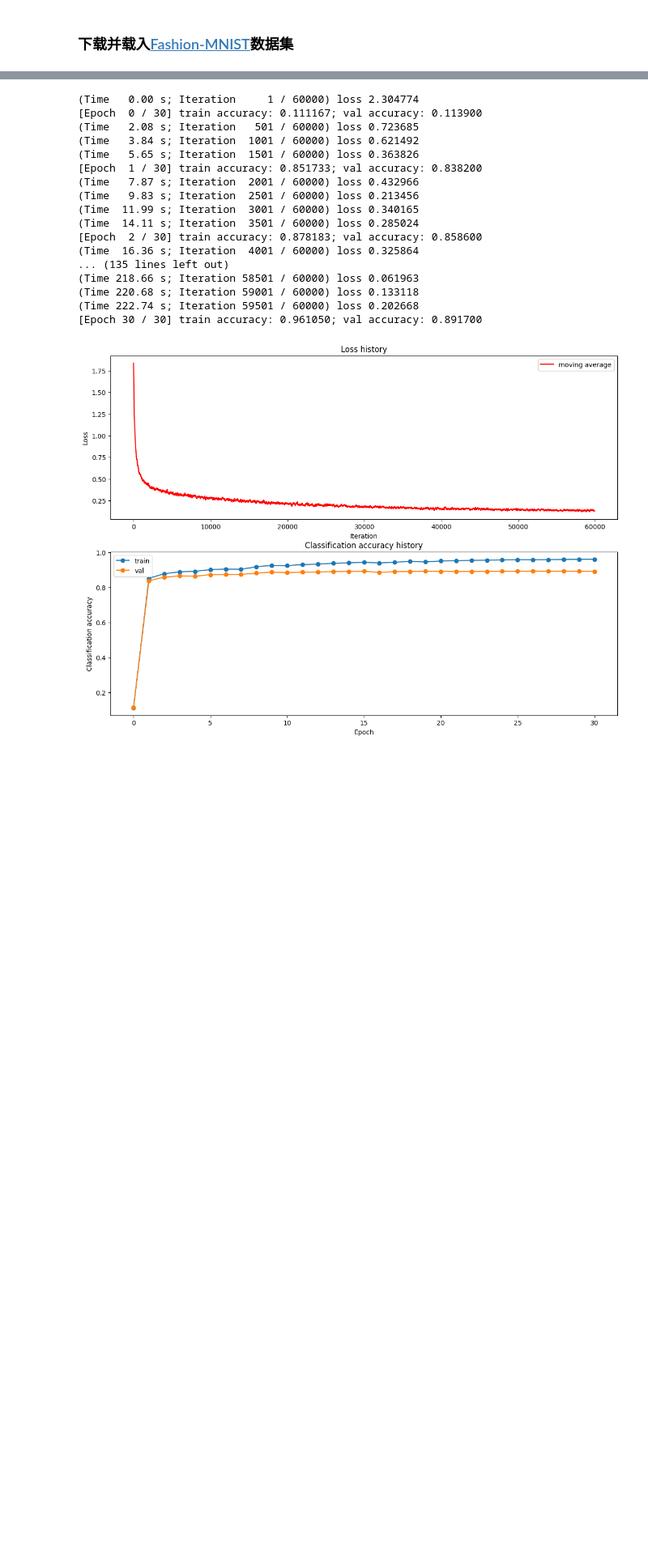
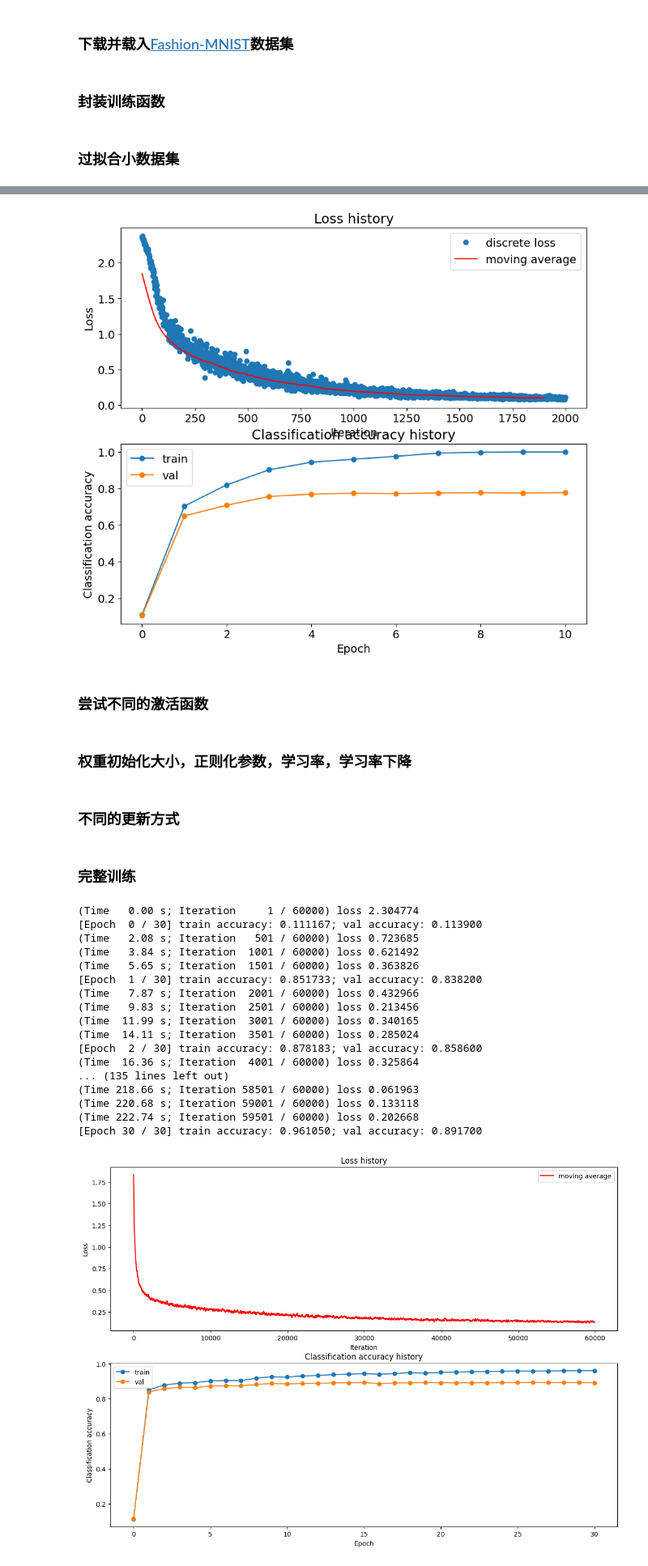
Before and after one commit to mango7789/Computer-Vision-DATA130051, a Jupyter notebook: 作业一/main.ipynb, the cells around one changed output, grey strips where cells are left out. Shown at 81% size. Cells and saved outputs as stored; diff of their text form; code cells hidden in the pictures; blank space fills up the shorter version.

Commit message:
hw1: part of train on report

```diff
--- a/作业一/main.ipynb
+++ b/作业一/main.ipynb
@@ -29 +16,3 @@ class Solver(builtins.object)
+# %% [markdown]
+### 封装训练函数
 # %%
@@ -69,3 +53,23 @@ def train_with_params(
 
     plot_stats_single(three_layer_net)
     return three_layer_net
+# %% [markdown]
+### 过拟合小数据集
+# %%
+np.random.seed(419)
+# get the first 500 samples of the testing dataset
+small_data = data
+small_data['X_train'] = small_data['X_train'][:500]
+small_data['y_train'] = small_data['y_train'][:500]
+
+hidden_dims = [128, 64]
+activation = ['relu']
+iters=2000
+
+small_nn = train_with_params(
+    hidden_dims=hidden_dims,
+    activation=activation,
+    iters=iters,
+    data=small_data
+)
+# %% [output]
@@ -72,3 +91,12 @@ def train_with_params(
+[figure, added]
+# %% [markdown]
+### 尝试不同的激活函数
+# %% [markdown]
+### 权重初始化大小，正则化参数，学习率，学习率下降
+# %% [markdown]
+### 不同的更新方式
+# %% [markdown]
+### 完整训练
 # %%
 np.random.seed(419)
 
```
Also changed, not shown: parts of 6 cells of this notebook, 11 other files.
